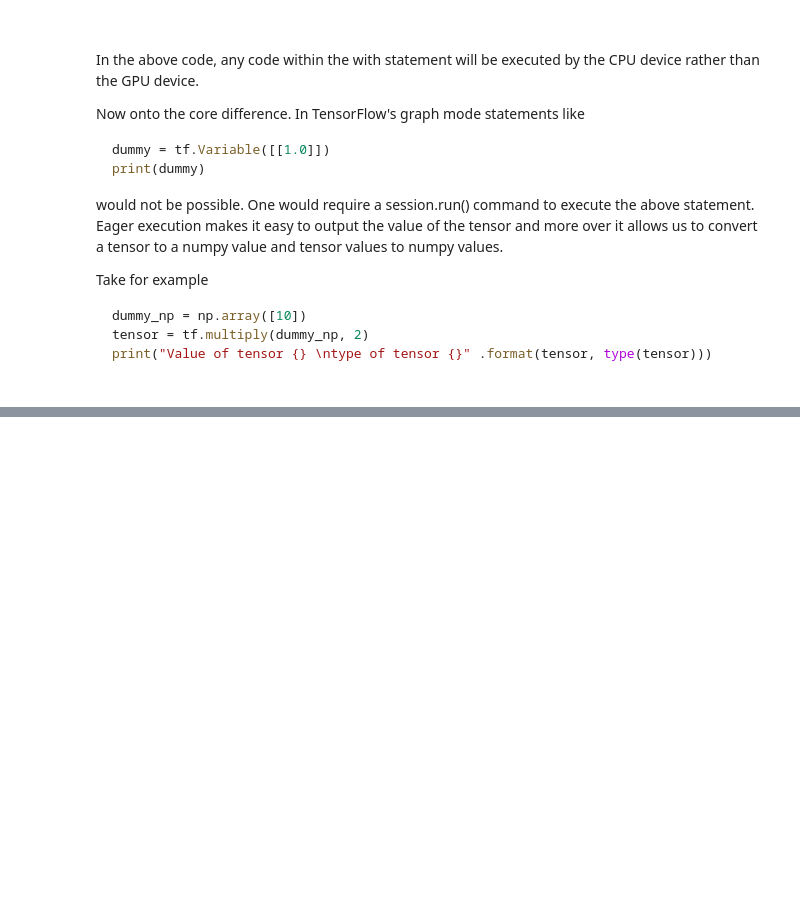
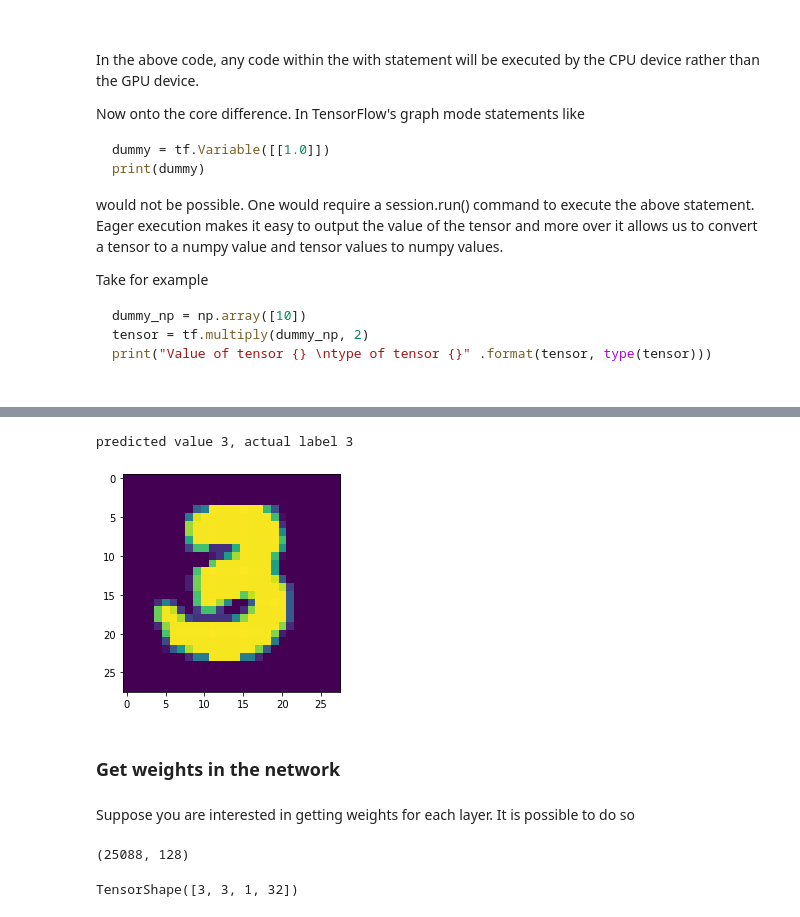
Before and after one commit to colaberry/DSin100days, a Jupyter notebook: notebooks/tensorflow_eager_mnist/Tensorflow Eager Tutorial.ipynb, the cells around one changed output, grey strips where cells are left out. Saved outputs shown, nothing was run; the diff lists cells and outputs as text; code cells hidden in the pictures; blank space fills up the shorter version.

```diff
--- a/notebooks/tensorflow_eager_mnist/Tensorflow Eager Tutorial.ipynb
+++ b/notebooks/tensorflow_eager_mnist/Tensorflow Eager Tutorial.ipynb
@@ -89,2 +416,34 @@ type of tensor <class 'tensorflow.python.framework.ops.EagerTensor'>
+# %%
+# choose a test set image
+test_image = tf.convert_to_tensor(x_test[200][ tf.newaxis, ...])
+
+# get softmax values from the model
+softmax_value = model(test_image).numpy()
+
+# get predicted label
+predicted_label = np.argmax(softmax_value)
+
+# get actual label
+actual_label = y_test[200]
+print("predicted value {}, actual label {}".format(predicted_label, actual_label))
+
+# plot test image
+plt.imshow(x_test[200].reshape(28,28))
+plt.show()
+# %% [output]
+predicted value 3, actual label 3
+[figure, added]
+# %% [markdown]
+### Get weights in the network
+# %% [markdown]
+Suppose you are interested in getting weights for each layer. It is possible to do so
+# %%
+model.d1.get_weights()[0].shape
+# %% [output]
+(25088, 128)
+# %%
+model.conv1.weights[0].shape
+# %% [output]
+TensorShape([3, 3, 1, 32])
 # %%
 # %% [output]
```
Also changed, not shown: parts of 30 cells of this notebook.
